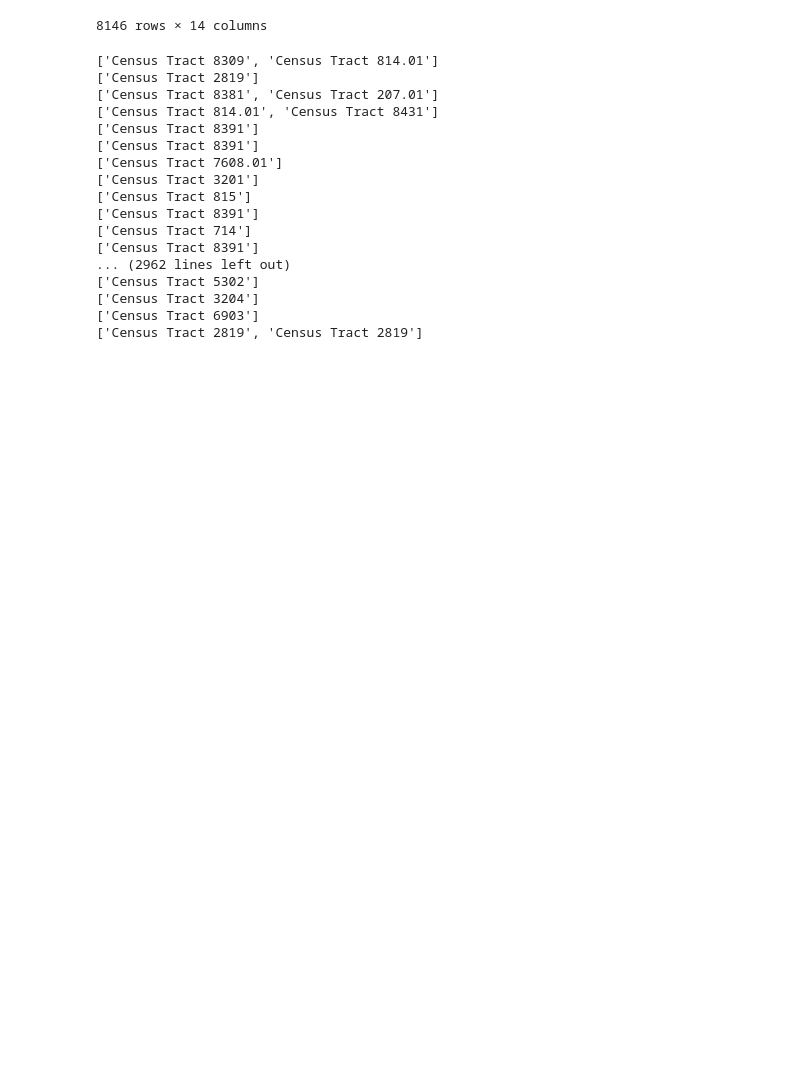
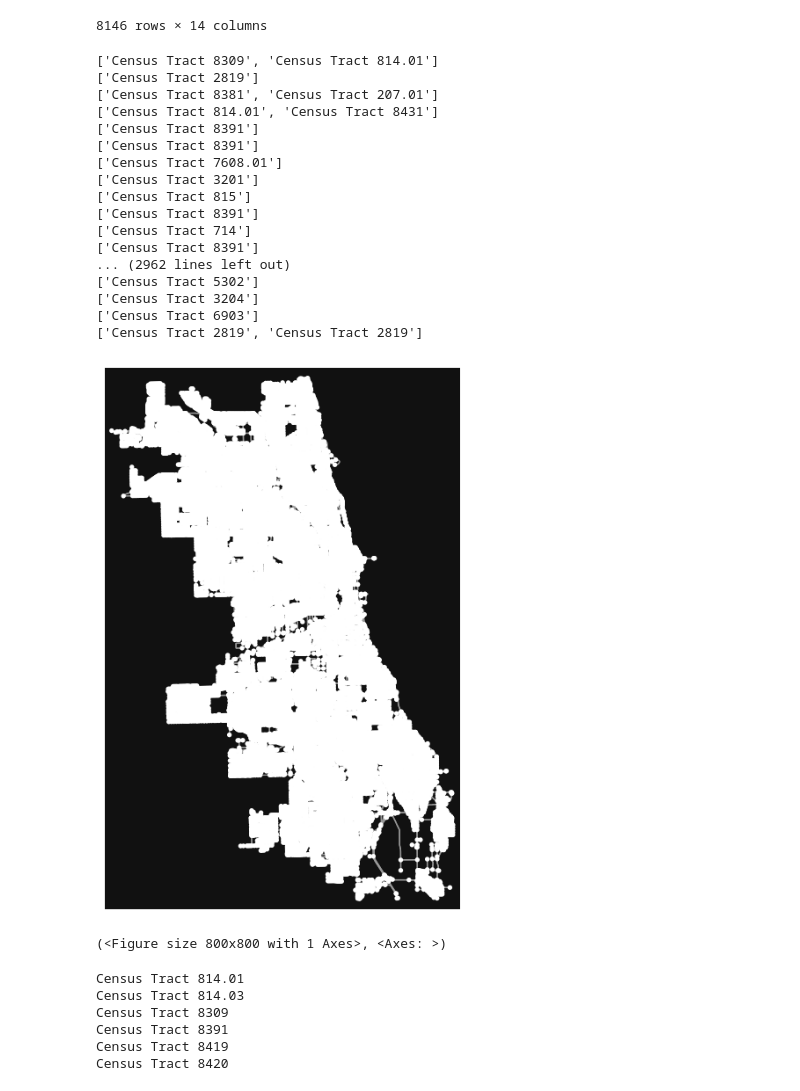
Before and after one commit to jcrayb/transport-research-project, a Jupyter notebook: flows.ipynb, the cells around one changed output. Drawn from its saved outputs; the diff is of its cells as text; code cells hidden in the pictures; blank space fills up the shorter version.

Commit message:
origin-pairs computation done

```diff
--- a/flows.ipynb
+++ b/flows.ipynb
@@ -141,3 +141,14 @@ for origin, destinations in pairs.items():
     results[origin] = {d: destinations.count(d) for d in set(destinations)}
 # %%
 json.dump(results, open('data/origin_dest_weights.json', 'w'), indent=2)
+# %%
+import networkx as nx
+import numpy as np
+import json
+import osmnx as ox
+
+## IMPORT CITY
+city = ox.graph_from_place('Chicago, IL, USA', network_type='drive')
+# %% [output]
+[figure, added]
+(<Figure size 800x800 with 1 Axes>, <Axes: >)
@@ -143,0 +161,14 @@ json.dump(results, open('data/origin_dest_weights.json', 'w'), indent=2)
+# %%
+origin_pairs = json.load(open(f'./data/origin_pairs.json'))
+
+origin_tract = "Census Tract 814.02"
+
+for dest_tract in np.unique(origin_pairs[origin_tract]):
+    print(dest_tract)
+# %% [output]
+Census Tract 814.01
+Census Tract 814.03
+Census Tract 8309
+Census Tract 8391
+Census Tract 8419
+Census Tract 8420
```
Also changed, not shown: parts of 3 cells of this notebook, 21 other files.
